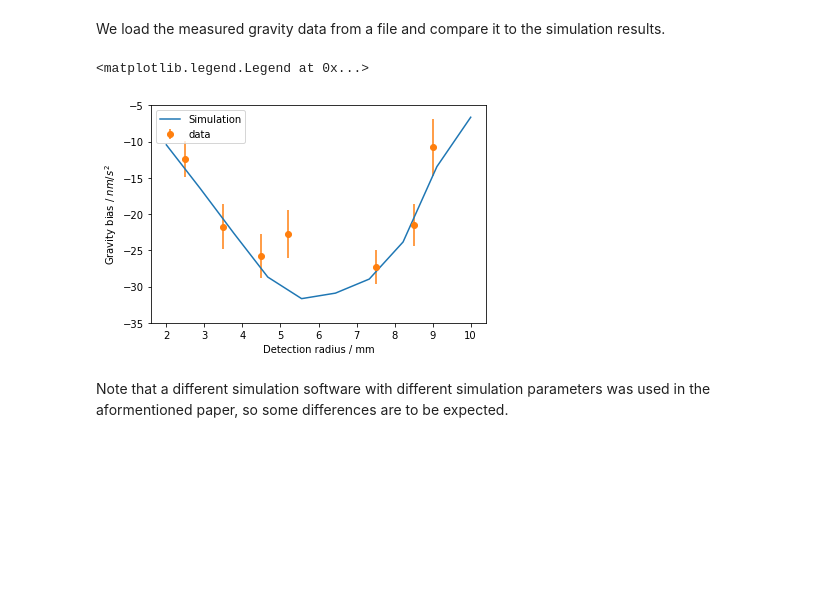
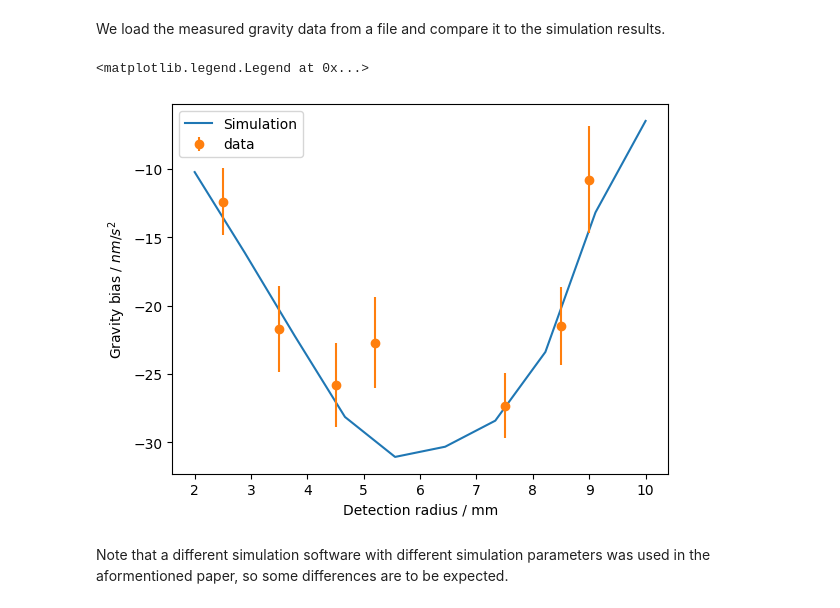
Before and after one commit to bleykauf/aisim, a Jupyter notebook: docs/examples/wavefront-aberrations.ipynb, the cells around one changed output. Cells and saved outputs as stored; diff of their text form; code cells hidden in the pictures; blank space fills up the shorter version.

Commit message:
Fix wrong values for the effective wave vector and conversion from phase error to gravity value. Fix wavefront aberration example notebook.

```diff
--- a/docs/examples/wavefront-aberrations.ipynb
+++ b/docs/examples/wavefront-aberrations.ipynb
@@ -122,7 +122,7 @@ for r_det in r_dets:
 
     awfs.append(weighted_awf)
 
-g = ais.phase_to_grav(np.angle(awfs), T=260e-3, keff=1.610574779769e6)
+g = ais.phase_error_to_grav(np.angle(awfs), T=260e-3, keff=4 * np.pi / 780e-9)
 # %% [markdown]
 We load the measured gravity data from a file and compare it to the simulation results.
 # %%
@@ -132,14 +132,14 @@ grav = data[:, 1]
 graverr = data[:, 2]
 # %%
 fig, ax = plt.subplots()
-ax.plot(1e3*r_dets, 1e9*g, label='Simulation')
+ax.plot(1e3*r_dets, 1e9*g*9.81, label='Simulation')
 ax.errorbar(1e3*r_det_data, 1e9*grav, yerr=1e9*graverr, fmt='o', label='data')
 ax.set_xlabel('Detection radius / mm')
 ax.set_ylabel('Gravity bias / $nm/s^2$');
-ax.set_ylim([-35, -5])
+#ax.set_ylim([-35, -5])
 ax.legend()
 # %% [output]
 <matplotlib.legend.Legend at 0x...>
-[figure, old version]
+[figure, new version]
 # %% [markdown]
 Note that a different simulation software with different simulation parameters was used in the aformentioned paper, so some differences are to be expected.
```
Also changed, not shown: parts of 4 cells of this notebook, 2 other files.
